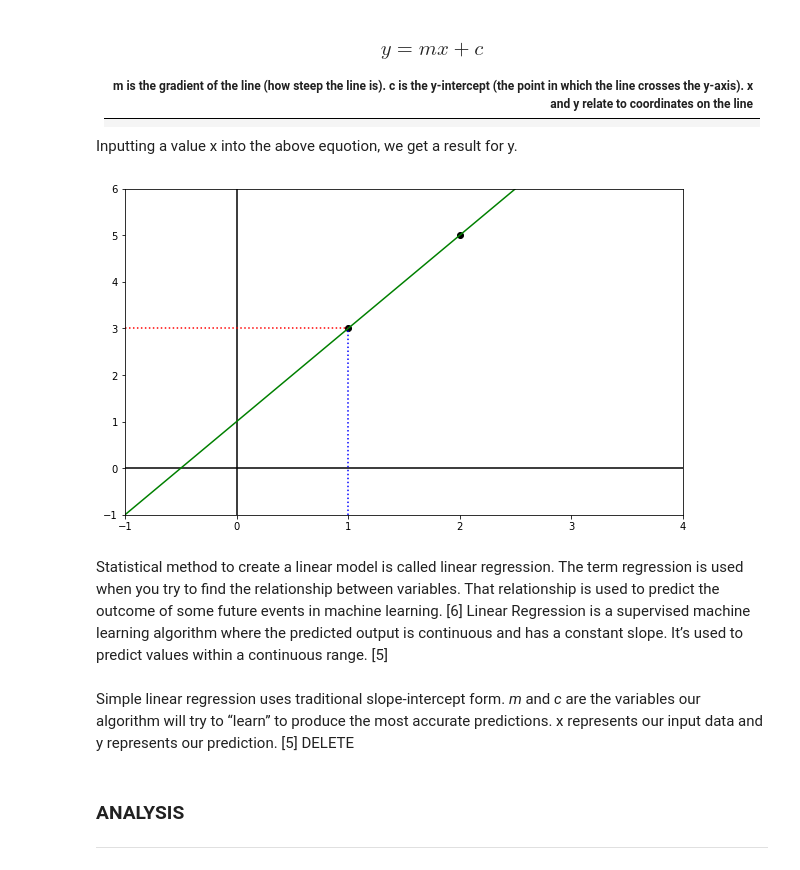
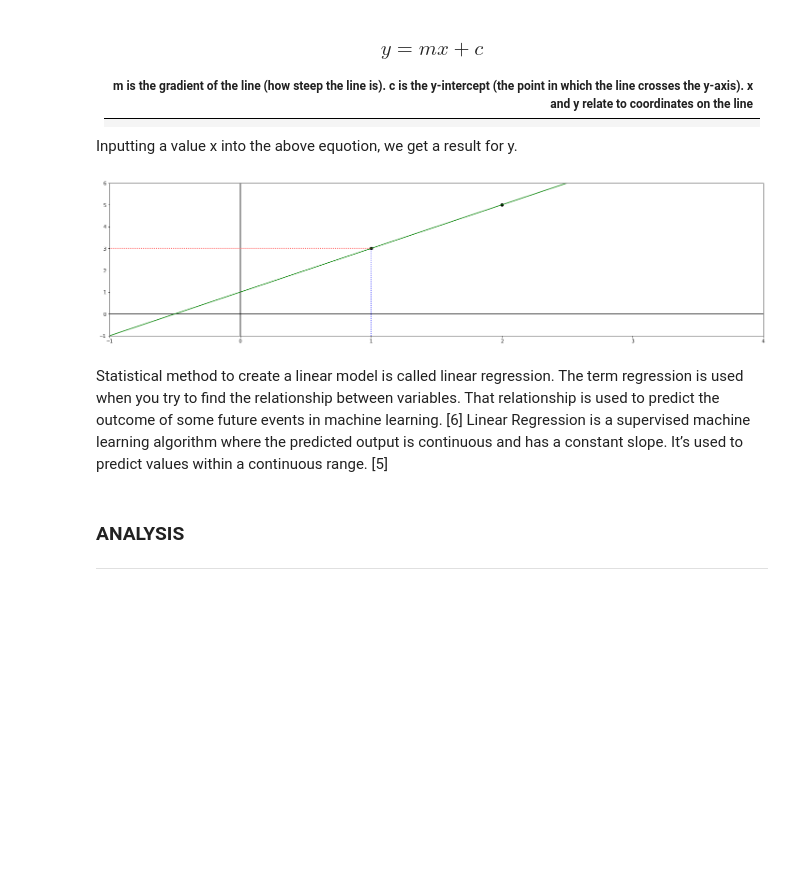
Before and after one commit to AnteDujic/MLS---Assesment, a Jupyter notebook: Practicals/02-models.ipynb, the cells around one changed output. Drawn from its saved outputs; the diff is of its cells as text; code cells hidden in the pictures; blank space fills up the shorter version.

```diff
--- a/Practicals/02-models.ipynb
+++ b/Practicals/02-models.ipynb
@@ -30,32 +30,27 @@ import matplotlib.pyplot as plt
 import numpy as np
 # %%
-# Plot size.
-fig, ax = plt.subplots(figsize=(10, 6))
-# Draw axes.
+# Plot size
+fig, ax = plt.subplots(figsize=(25, 6))
+# Draw axes
 plt.plot([-1, 10], [0, 0], 'k-')
 plt.plot([0, 0], [-1, 10], 'k-')
 
-# Plot the two points (1,3) and (2,5).
+# Plot the two points (1,3) and (2,5)
 plt.plot([1, 2], [3, 5], 'ko')
-# Draw green line connecting the points}.
+# Draw green line connecting the points
 plt.plot([-1, 10], [-1, 21], 'g-')
 
-# Plot the red and the blue lines.
+# Plot the red and the blue lines
 plt.plot([1, 1], [-1, 3], 'b:')
 plt.plot([-1, 1], [3, 3], 'r:')
 
-# Set plot limits.
+# Set plot limits
 plt.xlim([-1, 4])
-plt.ylim([-1, 6])
-
-# Show the plot.
-plt.show()
+plt.ylim([-1, 6]);
 # %% [output]
-[figure, old version]
+[figure, new version]
 # %% [markdown]
 Statistical method to create a linear model is called linear regression. The term regression is used when you try to find the relationship between variables. That relationship is used to predict the outcome of some future events in machine learning. [6] Linear Regression is a supervised machine learning algorithm where the predicted output is continuous and has a constant slope. It’s used to predict values within a continuous range. [5]
-# %% [markdown]
-Simple linear regression uses traditional slope-intercept form. *m* and *c* are the variables our algorithm will try to “learn” to produce the most accurate predictions. x represents our input data and y represents our prediction. [5] DELETE
 # %% [markdown]
 ### ANALYSIS
 
```
Also changed, not shown: parts of 57 cells of this notebook, 1 other file.
